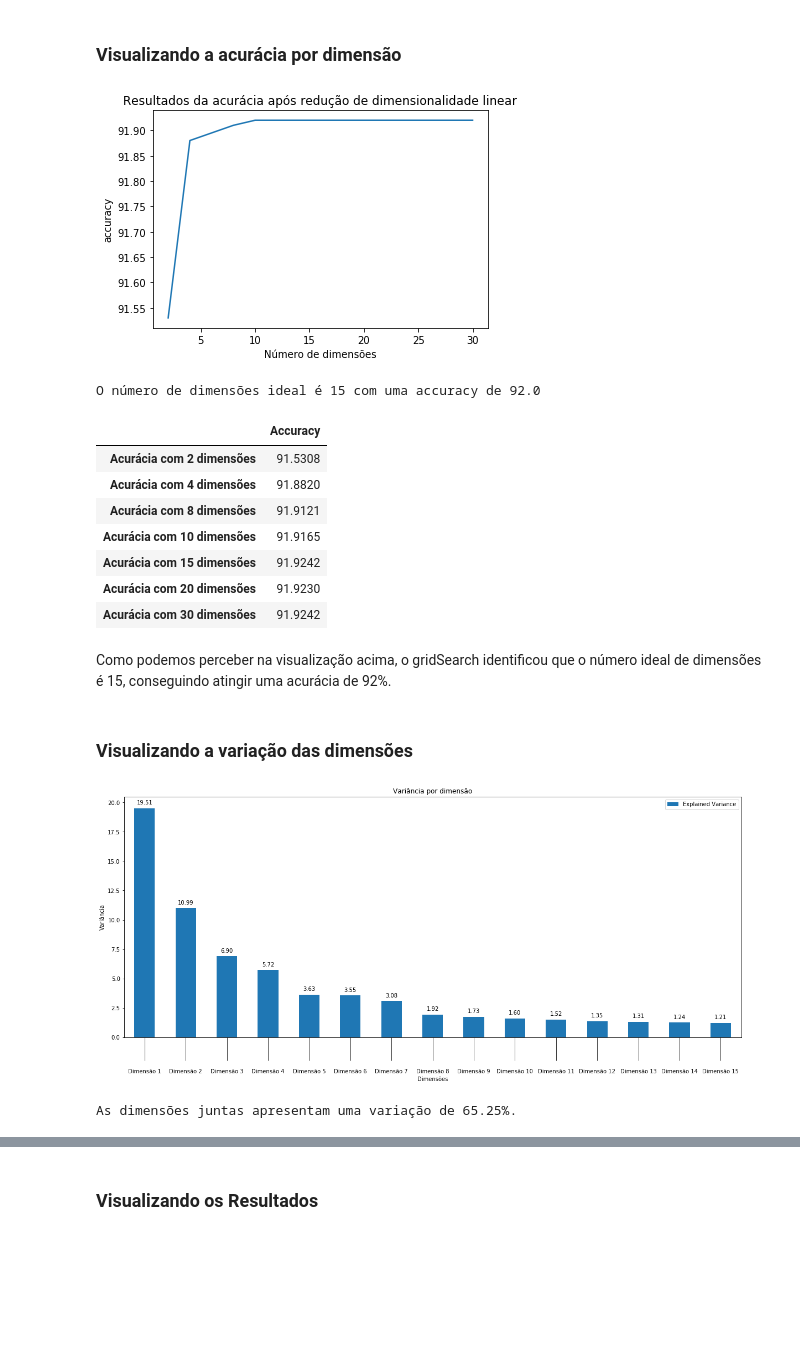
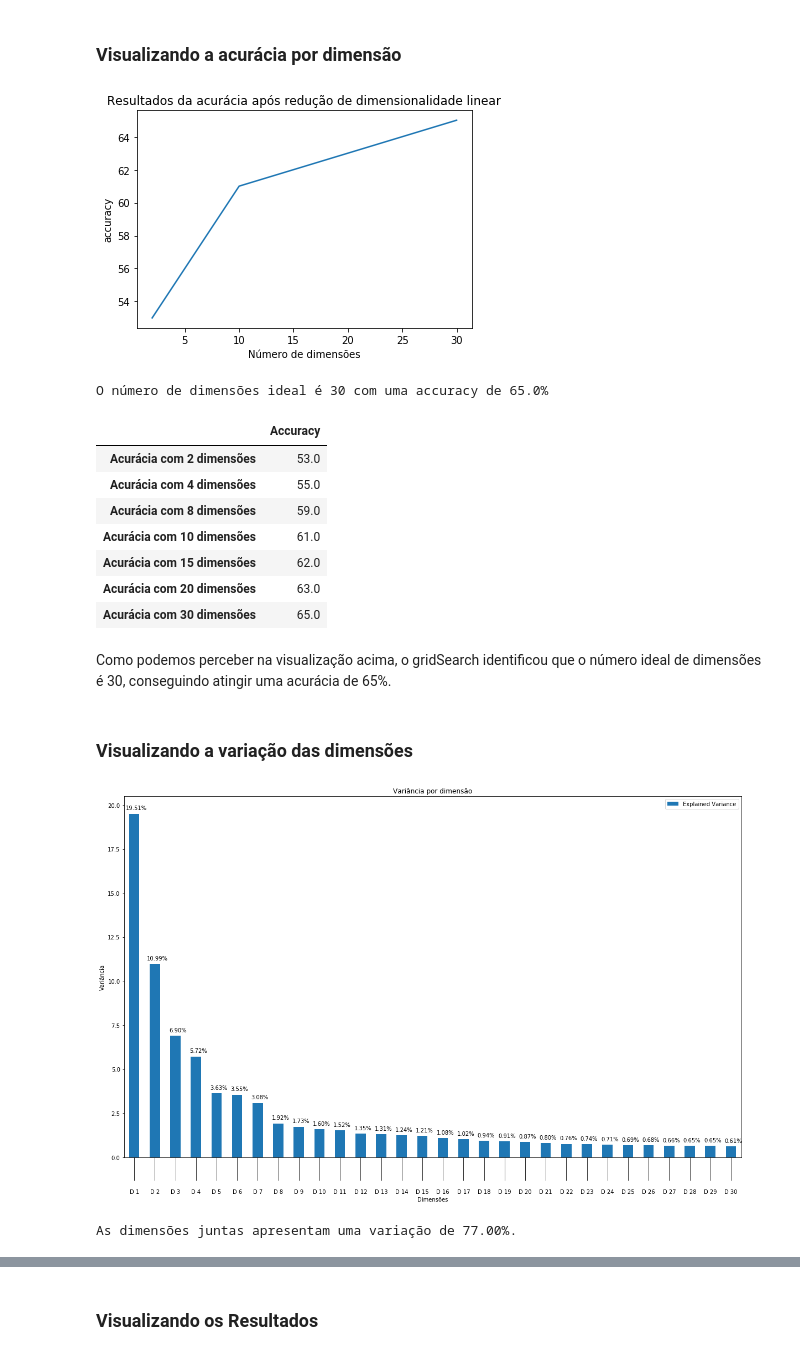
Before and after one commit to vyniciuss/NDG_ml_Home_Credit, a Jupyter notebook: Home_Credit_FE.ipynb, the cells around one changed output, grey strips where cells are left out. Drawn from its saved outputs; the diff is of its cells as text; code cells hidden in the pictures; blank space fills up the shorter version.

Commit message:
ajustando bugs e inserindo visualização do PCA

```diff
--- a/Home_Credit_FE.ipynb
+++ b/Home_Credit_FE.ipynb
@@ -132,7 +132,8 @@ data_attr_combinados.head()
 # %% [markdown]
 ### Criando features polinomiais
 # %%
-name_poly_features = ['AMT_CREDIT','AMT_INCOME_TOTAL','DAYS_BIRTH', 'EXT_SOURCE_1', 'EXT_SOURCE_2', 'EXT_SOURCE_3']
+name_poly_features = ['AMT_CREDIT_POLY','AMT_INCOME_TOTAL_POLY','DAYS_BIRTH_POLY',
+                      'EXT_SOURCE_1_POLY', 'EXT_SOURCE_2_POLY', 'EXT_SOURCE_3_POLY']
 index_poly_features = [features_train.columns.get_loc('AMT_CREDIT'),
                        features_train.columns.get_loc('AMT_INCOME_TOTAL'),
                        features_train.columns.get_loc('DAYS_BIRTH'),
@@ -244,7 +246,7 @@ param_grid = [
     }
 ]
 
-grid = GridSearchCV(pipe, cv=5, n_jobs=1, param_grid=param_grid)
+grid = GridSearchCV(pipe, cv=5, n_jobs=1, param_grid=param_grid, scoring='roc_auc')
 grid.fit(x_train, y_train)
 mean_scores = np.array(grid.cv_results_['mean_test_score'])
 # %% [output]
@@ -272,49 +274,49 @@ plt.figure()
 plt.title("Resultados da acurácia após redução de dimensionalidade linear")
 plt.xlabel("Número de dimensões")
 plt.ylabel("accuracy")
-plt.plot(n_dimensoes, np.round(mean_scores, 4) * 100)
+plt.plot(n_dimensoes, np.round(mean_scores, 2) * 100)
 plt.show()
-
-print('O número de dimensões ideal é {} com uma accuracy de {}'.format(len(pca.components_), max(np.round(mean_scores, 2)* 100)))
-mean_scores2 = pd.DataFrame(np.round(mean_scores, 6)* 100, columns = ['Accuracy'])
+pca = grid.best_estimator_.named_steps['reduce_dim']
+print('O número de dimensões ideal é {} com uma accuracy de {}%'.format(len(pca.components_), max(np.round(mean_scores, 2)* 100)))
+mean_scores2 = pd.DataFrame(np.round(mean_scores, 2)* 100, columns = ['Accuracy'])
 mean_scores2.index = ['Acurácia com {} dimensões'.format(i) for i in n_dimensoes]
 display(mean_scores2)
 # %% [output]
-[figure, old version]
+[figure, new version]
-O número de dimensões ideal é 15 com uma accuracy de 92.0
+O número de dimensões ideal é 30 com uma accuracy de 65.0%
 |  | Accuracy |
-| Acurácia com 2 dimensões | 91.5308 |
-| Acurácia com 4 dimensões | 91.8820 |
-| Acurácia com 8 dimensões | 91.9121 |
-| Acurácia com 10 dimensões | 91.9165 |
-| Acurácia com 15 dimensões | 91.9242 |
-| Acurácia com 20 dimensões | 91.9230 |
-| Acurácia com 30 dimensões | 91.9242 |
+| Acurácia com 2 dimensões | 53.0 |
+| Acurácia com 4 dimensões | 55.0 |
+| Acurácia com 8 dimensões | 59.0 |
+| Acurácia com 10 dimensões | 61.0 |
+| Acurácia com 15 dimensões | 62.0 |
+| Acurácia com 20 dimensões | 63.0 |
+| Acurácia com 30 dimensões | 65.0 |
 # %% [markdown]
-Como podemos perceber na visualização acima, o gridSearch identificou que o número ideal de dimensões é 15, conseguindo atingir uma acurácia de 92%.
+Como podemos perceber na visualização acima, o gridSearch identificou que o número ideal de dimensões é 30, conseguindo atingir uma acurácia de 65%.
 # %% [markdown]
 ### Visualizando a variação das dimensões
 # %%
 pca = grid.best_estimator_.named_steps['reduce_dim']
 ratios = pca.explained_variance_ratio_.reshape(len(pca.components_), 1)
 variance_ratios = pd.DataFrame(np.round(ratios, 4), columns = ['Explained Variance'])
-variance_ratios.index = ['Dimensão {}'.format(i) for i in range(1,len(pca.components_)+1)]
+variance_ratios.index = ['D {}'.format(i) for i in range(1,len(pca.components_)+1)]
 
 # plotando variação das dimensões
-(variance_ratios *100).plot(kind="bar", figsize = (20, 8))
+(variance_ratios *100).plot(kind="bar", figsize = (20, 12))
 ax = plt.gca()
 for p in ax.patches:
-    ax.annotate("%.2f" % p.get_height(), (p.get_x() + p.get_width() / 2.,
+    ax.annotate("{:.2f}%".format(p.get_height()), (p.get_x() + p.get_width() / 2.,
                                         p.get_height()), ha='center',
-                va='center', xytext=(0, 10), textcoords='offset points')
+                va='center', xytext=(4, 10), textcoords='offset points')
 ax.tick_params(axis = 'x', which = 'major', pad = 15, size = 42)
 ax.set_ylabel('Variância')
 ax.set_xlabel('Dimensões')
 plt.title("Variância por dimensão")
 plt.setp(ax.get_xticklabels(), rotation = 0)
 plt.show()
 
 print('As dimensões juntas apresentam uma variação de {:.2f}%.'.format(np.sum(pca.explained_variance_ratio_) * 100))
 # %% [output]
-[figure, old version]
+[figure, new version]
-As dimensões juntas apresentam uma variação de 65.25%.
+As dimensões juntas apresentam uma variação de 77.00%.
```
Also changed, not shown: parts of 14 cells of this notebook.
